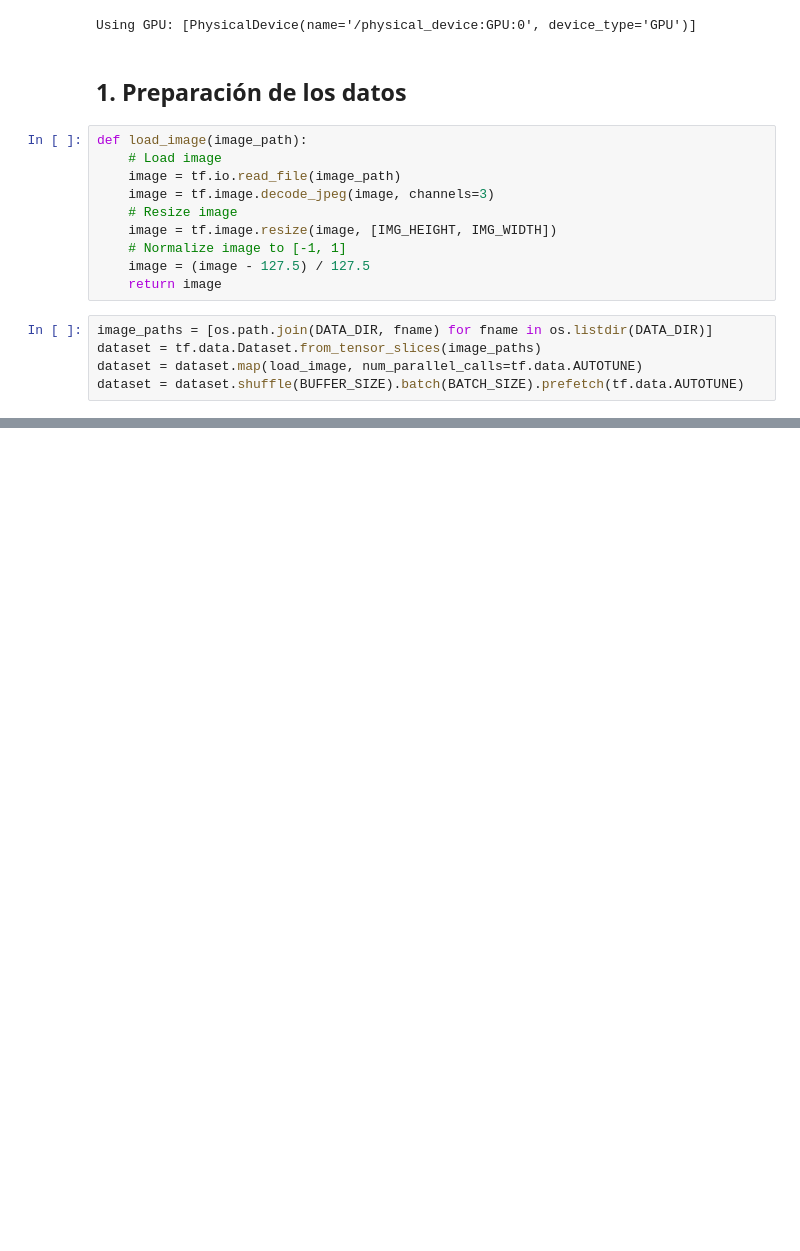
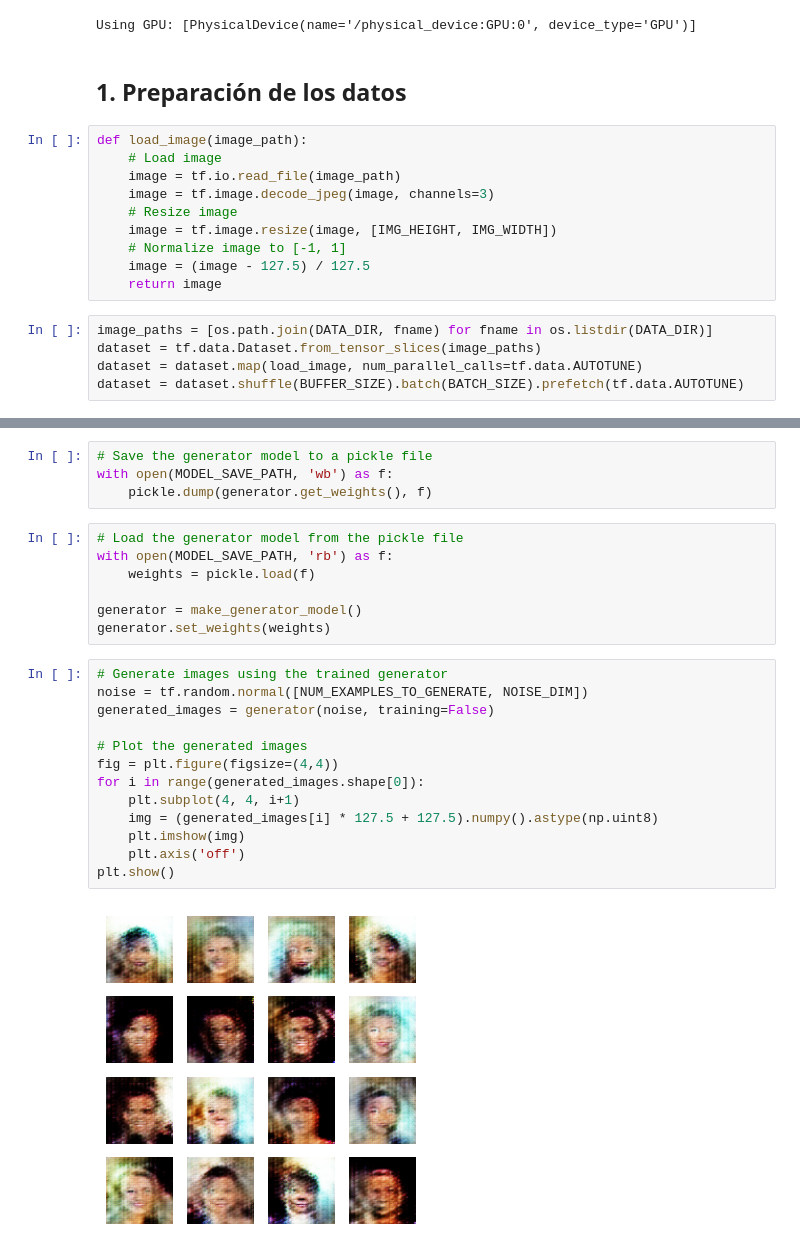
Before and after one commit to UVG-Works-Hub/celeba-gan, a Jupyter notebook: celeba-gan.ipynb, the cells around one changed output, grey strips where cells are left out. Drawn from its saved outputs; the diff is of its cells as text; blank space fills up the shorter version.

```diff
--- a/celeba-gan.ipynb
+++ b/celeba-gan.ipynb
@@ -59,0 +250,26 @@ dataset = dataset.shuffle(BUFFER_SIZE).batch(BATCH_SIZE).prefetch(tf.data.AUTOTU
+# %%
+# Save the generator model to a pickle file
+with open(MODEL_SAVE_PATH, 'wb') as f:
+    pickle.dump(generator.get_weights(), f)
+# %%
+# Load the generator model from the pickle file
+with open(MODEL_SAVE_PATH, 'rb') as f:
+    weights = pickle.load(f)
+
+generator = make_generator_model()
+generator.set_weights(weights)
+# %%
+# Generate images using the trained generator
+noise = tf.random.normal([NUM_EXAMPLES_TO_GENERATE, NOISE_DIM])
+generated_images = generator(noise, training=False)
+
+# Plot the generated images
+fig = plt.figure(figsize=(4,4))
+for i in range(generated_images.shape[0]):
+    plt.subplot(4, 4, i+1)
+    img = (generated_images[i] * 127.5 + 127.5).numpy().astype(np.uint8)
+    plt.imshow(img)
+    plt.axis('off')
+plt.show()
+# %% [output]
+[figure, added]
```
Also changed, not shown: parts of 13 cells of this notebook, 13 other files.
